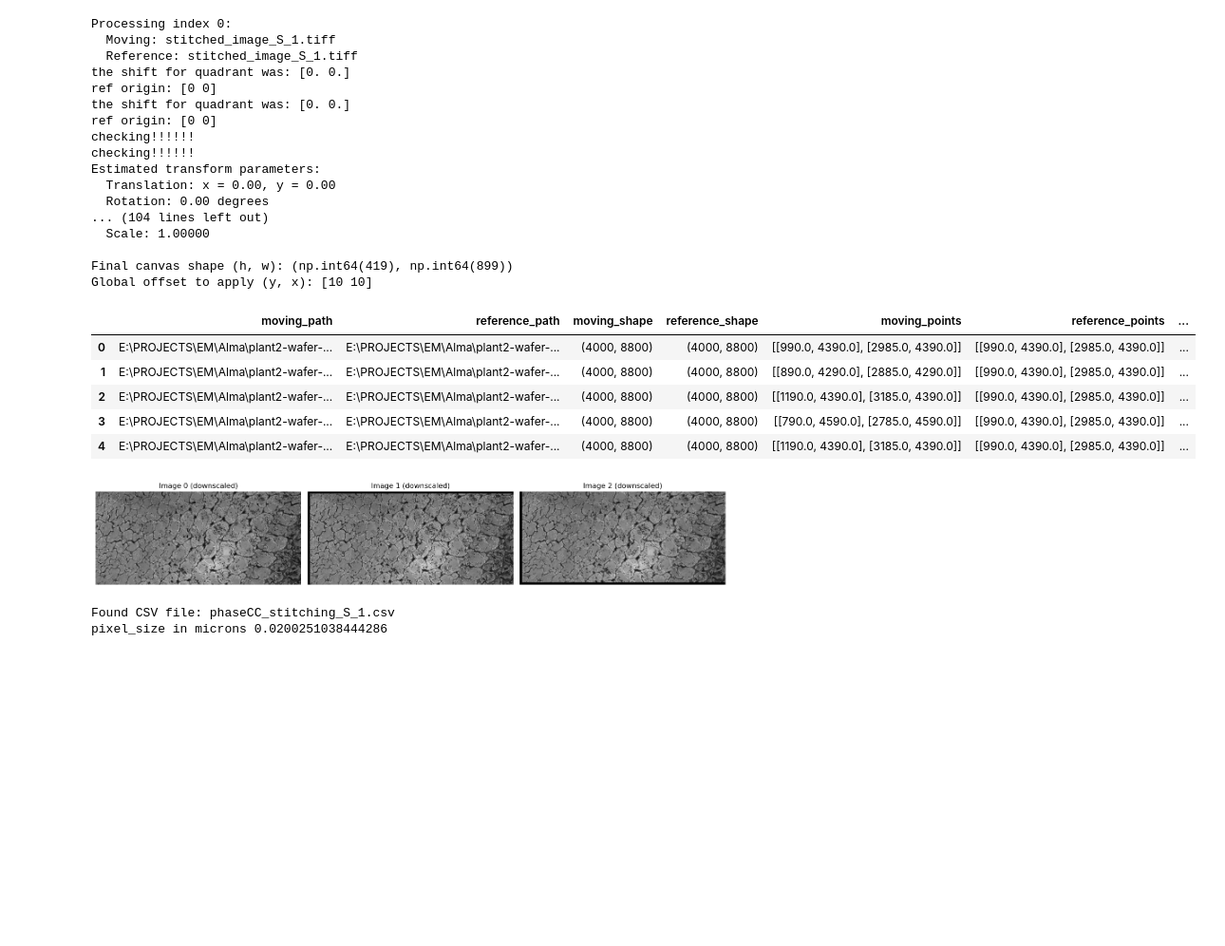
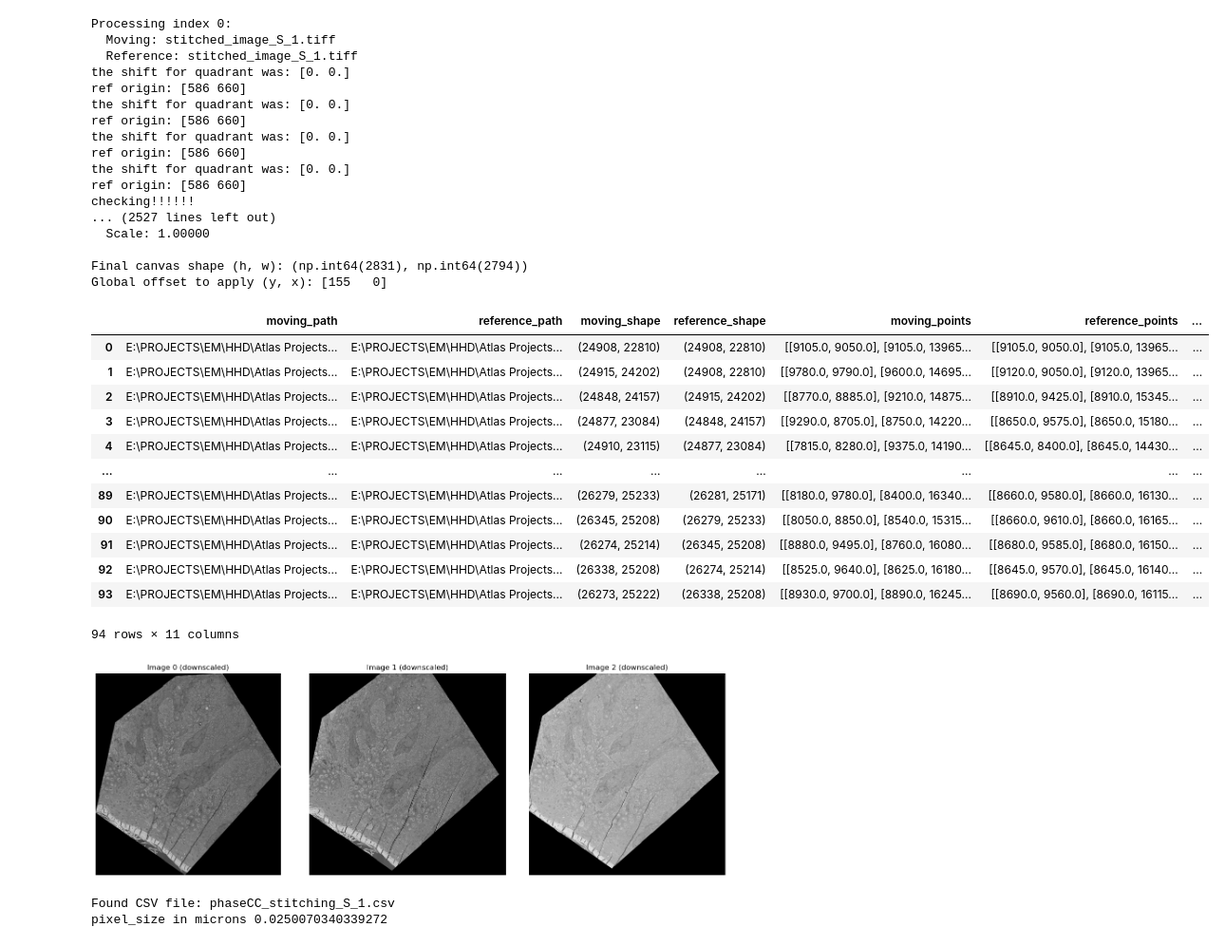
Before and after one commit to CCI-GU-Sweden/ATLAS, a Jupyter notebook: ATLAS-fine-alignment.ipynb, the cells around one changed output. Shown at 95% size. Drawn from its saved outputs; the diff is of its cells as text; code cells hidden in the pictures; blank space fills up the shorter version.

```diff
--- a/ATLAS-fine-alignment.ipynb
+++ b/ATLAS-fine-alignment.ipynb
@@ -29,6 +29,8 @@ series_folder = Path(r"E:\PROJECTS\EM\Alma\plant2-wafer-1\plant 2_data\alignment
 series_folder = Path(r"E:\PROJECTS\EM\Alma\plant2-wafer-1\plant 2_data\session_1115605826\Site 2")
 series_folder = Path(r"E:\PROJECTS\EM\Alma\plant4-wafer-1\alma-plant-4_data\session_1084385689\Site 1") # plant 4 is sample 1
 series_folder = Path(r"E:\PROJECTS\EM\Filipa\test")
+series_folder = Path(r"E:\PROJECTS\EM\HHD\Atlas Projects\230216_No5_Disc1\No5_Disc1_data\session_1663892588\Site 1")
+
 
 tif_list = []
 for folder in series_folder.iterdir():  # Iterate over all items in the folder
@@ -79,13 +83,14 @@ No correct_order.txt found — using original order.
 index = 3
 
 n_rows = 2
-n_cols = 1
+n_cols = 2
 
 row = z_align_df.iloc[index]
 
 mov_path = row["moving_path"]
 ref_path = row["reference_path"]
 down_scale = int(row["down_scale"])
+print(f"downscale factor: {down_scale}")
 
 print(f"Processing index {index}:\n  Moving: {mov_path.name}\n  Reference: {ref_path.name}")
 
@@ -144,7 +154,7 @@ ref origin: [422 460]
 # %%
 # run alignment
 n_rows = 2
-n_cols = 1
+n_cols = 2
 
 tmodel_transform = "translation" # translation only
 #tmodel_transform = "euclidean" # translation rotation, no scaling
@@ -180,47 +190,54 @@ for index, row in z_align_df.iterrows():
     # Estimate transform
     tform = estimate_alignment_transform(ref_pts, mov_pts, model=tmodel_transform)
 
     # Store results in DataFrame
     z_align_df.at[index, "reference_points"] = ref_pts
     z_align_df.at[index, "moving_points"] = mov_pts
     z_align_df.at[index, "image_transform"] = tform
 
     z_align_df.at[index, "image_transform_ds"] = tform_ds
 
     print_similarity_parameters(tform)
     print()
 
 compute_cumulative_transforms(z_align_df, transform_col="image_transform", output_col="cumulative_transform")
 compute_cumulative_transforms(z_align_df, transform_col="image_transform_ds", output_col="cumulative_transform_ds")
 
 # Compute canvas shape and offset for downsampled alignment
 canvas_shape, offset = compute_canvas_from_df(z_align_df, transform_column="cumulative_transform_ds")
 
 z_align_df
 # %% [output]
 Processing index 0:
   Moving: stitched_image_S_1.tiff
   Reference: stitched_image_S_1.tiff
 the shift for quadrant was: [0. 0.]
-ref origin: [0 0]
+ref origin: [586 660]
 the shift for quadrant was: [0. 0.]
-ref origin: [0 0]
+ref origin: [586 660]
+the shift for quadrant was: [0. 0.]
+ref origin: [586 660]
+the shift for quadrant was: [0. 0.]
+ref origin: [586 660]
 checking!!!!!!
-checking!!!!!!
-Estimated transform parameters:
-  Translation: x = 0.00, y = 0.00
-  Rotation: 0.00 degrees
-... (104 lines left out)
+... (2527 lines left out)
   Scale: 1.00000
 
-Final canvas shape (h, w): (np.int64(419), np.int64(899))
-Global offset to apply (y, x): [10 10]
+Final canvas shape (h, w): (np.int64(2831), np.int64(2794))
+Global offset to apply (y, x): [155   0]
 |  | moving_path | reference_path | moving_shape | reference_shape | moving_points | reference_points | ... |
-| 0 | E:\PROJECTS\EM\Alma\plant2-wafer-... | E:\PROJECTS\EM\Alma\plant2-wafer-... | (4000, 8800) | (4000, 8800) | [[990.0, 4390.0], [2985.0, 4390.0]] | [[990.0, 4390.0], [2985.0, 4390.0]] | ... |
-| 1 | E:\PROJECTS\EM\Alma\plant2-wafer-... | E:\PROJECTS\EM\Alma\plant2-wafer-... | (4000, 8800) | (4000, 8800) | [[890.0, 4290.0], [2885.0, 4290.0]] | [[990.0, 4390.0], [2985.0, 4390.0]] | ... |
-| 2 | E:\PROJECTS\EM\Alma\plant2-wafer-... | E:\PROJECTS\EM\Alma\plant2-wafer-... | (4000, 8800) | (4000, 8800) | [[1190.0, 4390.0], [3185.0, 4390.0]] | [[990.0, 4390.0], [2985.0, 4390.0]] | ... |
-| 3 | E:\PROJECTS\EM\Alma\plant2-wafer-... | E:\PROJECTS\EM\Alma\plant2-wafer-... | (4000, 8800) | (4000, 8800) | [[790.0, 4590.0], [2785.0, 4590.0]] | [[990.0, 4390.0], [2985.0, 4390.0]] | ... |
-| 4 | E:\PROJECTS\EM\Alma\plant2-wafer-... | E:\PROJECTS\EM\Alma\plant2-wafer-... | (4000, 8800) | (4000, 8800) | [[1190.0, 4390.0], [3185.0, 4390.0]] | [[990.0, 4390.0], [2985.0, 4390.0]] | ... |
+| 0 | E:\PROJECTS\EM\HHD\Atlas Projects... | E:\PROJECTS\EM\HHD\Atlas Projects... | (24908, 22810) | (24908, 22810) | [[9105.0, 9050.0], [9105.0, 13965... | [[9105.0, 9050.0], [9105.0, 13965... | ... |
+| 1 | E:\PROJECTS\EM\HHD\Atlas Projects... | E:\PROJECTS\EM\HHD\Atlas Projects... | (24915, 24202) | (24908, 22810) | [[9780.0, 9790.0], [9600.0, 14695... | [[9120.0, 9050.0], [9120.0, 13965... | ... |
+| 2 | E:\PROJECTS\EM\HHD\Atlas Projects... | E:\PROJECTS\EM\HHD\Atlas Projects... | (24848, 24157) | (24915, 24202) | [[8770.0, 8885.0], [9210.0, 14875... | [[8910.0, 9425.0], [8910.0, 15345... | ... |
+| 3 | E:\PROJECTS\EM\HHD\Atlas Projects... | E:\PROJECTS\EM\HHD\Atlas Projects... | (24877, 23084) | (24848, 24157) | [[9290.0, 8705.0], [8750.0, 14220... | [[8650.0, 9575.0], [8650.0, 15180... | ... |
+| 4 | E:\PROJECTS\EM\HHD\Atlas Projects... | E:\PROJECTS\EM\HHD\Atlas Projects... | (24910, 23115) | (24877, 23084) | [[7815.0, 8280.0], [9375.0, 14190... | [[8645.0, 8400.0], [8645.0, 14430... | ... |
+| ... | ... | ... | ... | ... | ... | ... | ... |
+| 89 | E:\PROJECTS\EM\HHD\Atlas Projects... | E:\PROJECTS\EM\HHD\Atlas Projects... | (26279, 25233) | (26281, 25171) | [[8180.0, 9780.0], [8400.0, 16340... | [[8660.0, 9580.0], [8660.0, 16130... | ... |
+| 90 | E:\PROJECTS\EM\HHD\Atlas Projects... | E:\PROJECTS\EM\HHD\Atlas Projects... | (26345, 25208) | (26279, 25233) | [[8050.0, 8850.0], [8540.0, 15315... | [[8660.0, 9610.0], [8660.0, 16165... | ... |
+| 91 | E:\PROJECTS\EM\HHD\Atlas Projects... | E:\PROJECTS\EM\HHD\Atlas Projects... | (26274, 25214) | (26345, 25208) | [[8880.0, 9495.0], [8760.0, 16080... | [[8680.0, 9585.0], [8680.0, 16150... | ... |
+| 92 | E:\PROJECTS\EM\HHD\Atlas Projects... | E:\PROJECTS\EM\HHD\Atlas Projects... | (26338, 25208) | (26274, 25214) | [[8525.0, 9640.0], [8625.0, 16180... | [[8645.0, 9570.0], [8645.0, 16140... | ... |
+| 93 | E:\PROJECTS\EM\HHD\Atlas Projects... | E:\PROJECTS\EM\HHD\Atlas Projects... | (26273, 25222) | (26338, 25208) | [[8930.0, 9700.0], [8890.0, 16245... | [[8690.0, 9560.0], [8690.0, 16115... | ... |
+94 rows × 11 columns
 # %%
 from skimage.transform import warp
 # %%
@@ -263,7 +280,7 @@ for ax, img, title in zip(axes, images, ["Image 0", "Image 1", "Image 2"]):
 plt.tight_layout()
 plt.show()
 # %% [output]
-[figure, old version]
+[figure, new version]
 # %%
 # Find the first CSV file that starts with "PhaseCC_stitching_S_"
 csv_file = next(series_folder.glob("PhaseCC_stitching_S_*.csv"), None)
@@ -288,12 +305,12 @@ print(f"pixel_size in microns {pix_size_micron}")
 #TODO: important change this to metadata readout
 pixel_size = {
     'Value': pix_size_micron,
-    'Axial': 0.200,
+    'Axial': 0.300,
     'Unit': 'µm'
 }
 # %% [output]
 Found CSV file: phaseCC_stitching_S_1.csv
-pixel_size in microns 0.0200251038444286
+pixel_size in microns 0.0250070340339272
 # %%
 from skimage.transform import SimilarityTransform
 
```
Also changed, not shown: parts of 4 cells of this notebook, 10 other files.
